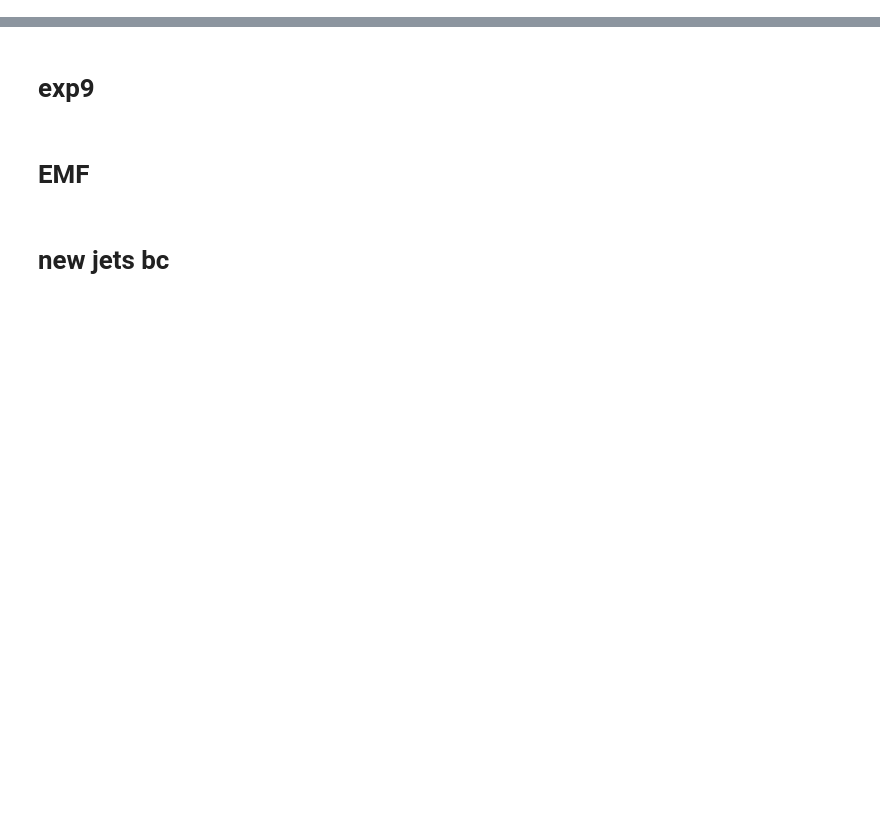
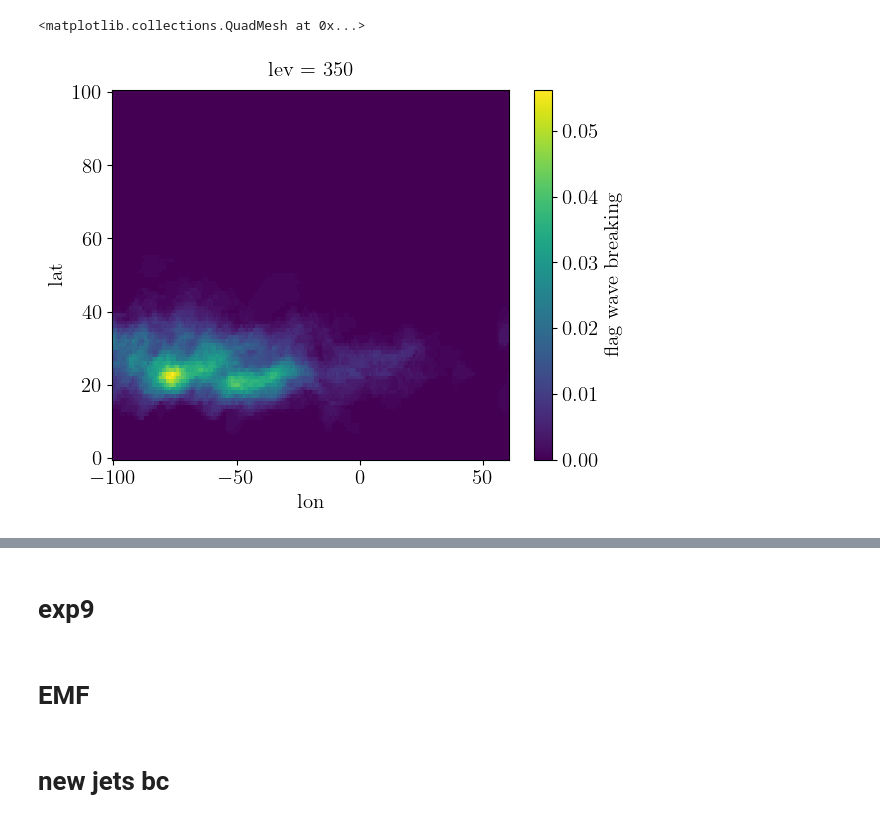
Before and after one commit to hbanderier/Jetutils, a Jupyter notebook: notebooks/on_remote/Playgrounds/data_stuff.ipynb, the cells around one changed output, grey strips where cells are left out. Cells and saved outputs as stored; diff of their text form; code cells hidden in the pictures; blank space fills up the shorter version.

```diff
--- a/notebooks/on_remote/Playgrounds/data_stuff.ipynb
+++ b/notebooks/on_remote/Playgrounds/data_stuff.ipynb
@@ -104,0 +108,9 @@ from tqdm import tqdm, trange
+# %%
+thetalev = Path(DATADIR, "ERA5/thetalev")
+old_apvo = xr.open_dataarray(thetalev.joinpath("SAPVS/6H/full.nc"))
+new_apvo = xr.open_dataarray(thetalev.joinpath("SAPVS_new/1959.nc")).sel(level=2)
+# %%
+old_apvo.sel(time=old_apvo.time.dt.year==1959, lev=350).mean("time").plot()
+# %% [output]
+<matplotlib.collections.QuadMesh at 0x...>
+[figure, added]
```
Also changed, not shown: parts of 8 cells of this notebook, 3 other files.
